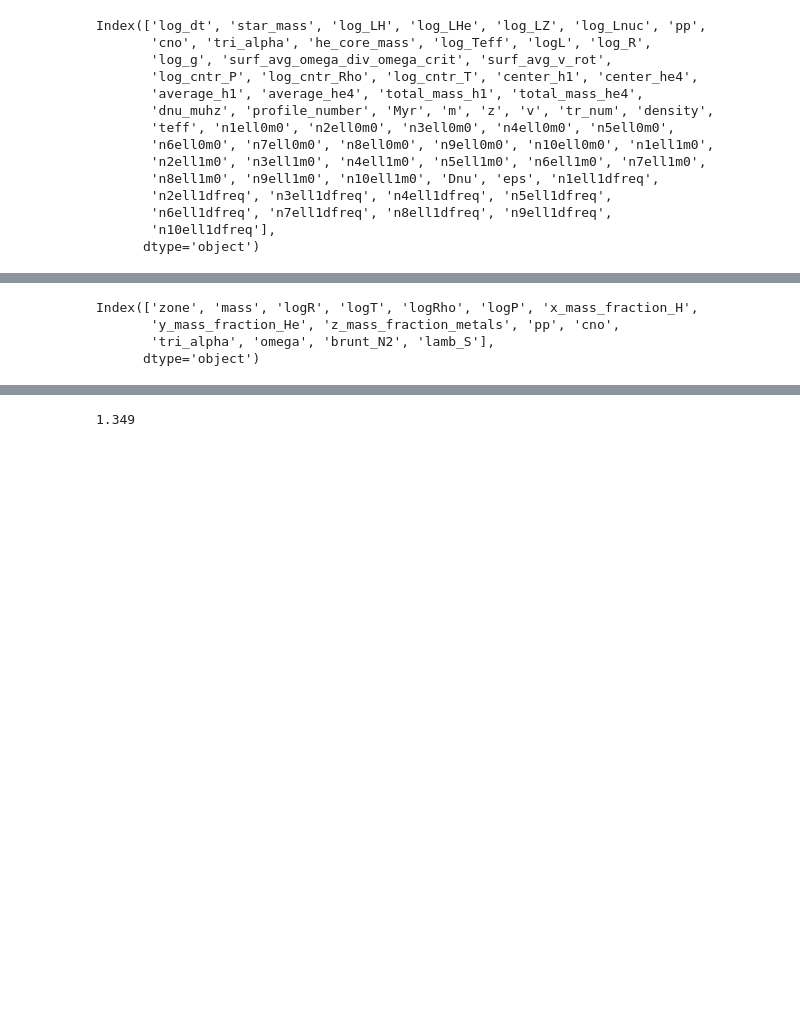
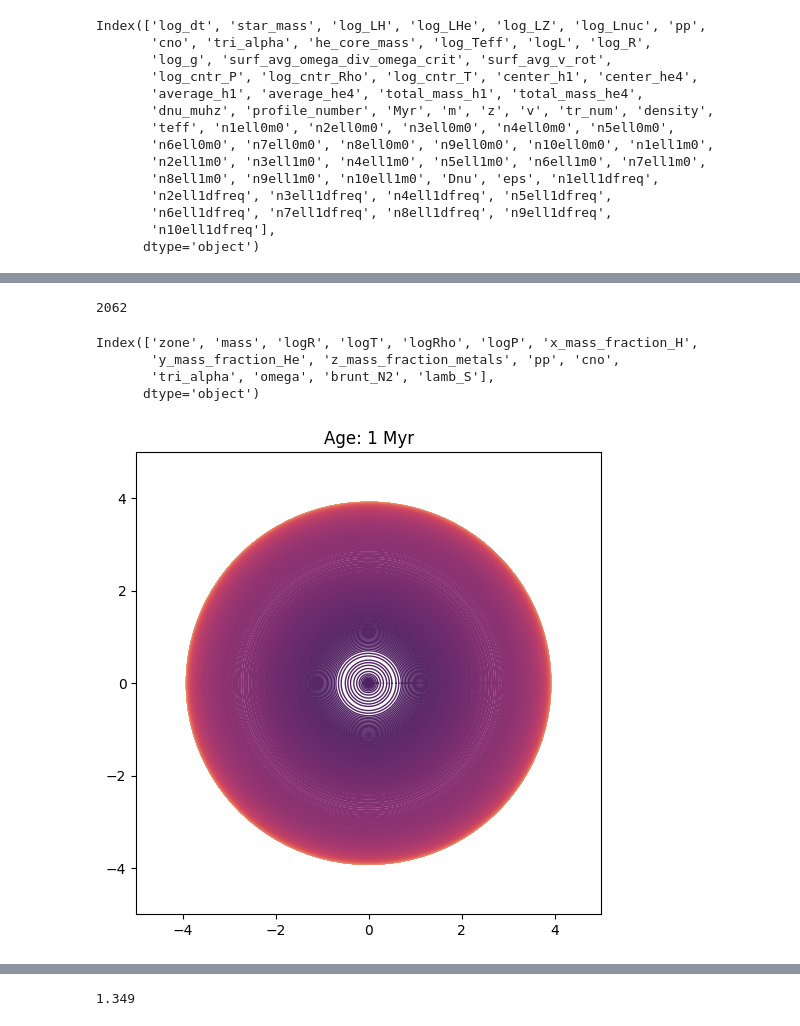
Before and after one commit to gautam-404/MESA-tests, a Jupyter notebook: test.ipynb, the cells around one changed output, grey strips where cells are left out. Drawn from its saved outputs; the diff is of its cells as text; code cells hidden in the pictures; blank space fills up the shorter version.

```diff
--- a/test.ipynb
+++ b/test.ipynb
@@ -72,4 +73,8 @@ for i, row in hist.iterrows():
                 old = new
+# %%
+int(age) + int(age * 10) % 10
+# %% [output]
+2062
 # %%
 profiles[0].columns
 # %% [output]
@@ -96,6 +104,7 @@ def plot_2d(args):
 # %%
-from matplotlib.animation import FuncAnimation, PillowWriter
+from matplotlib.animation import FuncAnimation, PillowWriter, FFMpegWriter
 
 fig = plt.figure(figsize=(6, 6))
-ani = FuncAnimation(fig, plot_2d, frames=zip(ages, profiles), repeat=False)
-ani.save(f'figures/2d.gif', writer='pillow', dpi=300)
+ani = FuncAnimation(fig, plot_2d, frames=zip(ages, profiles))
+# %% [output]
+[figure, added]
```
Also changed, not shown: parts of 11 cells of this notebook, 4 other files.
